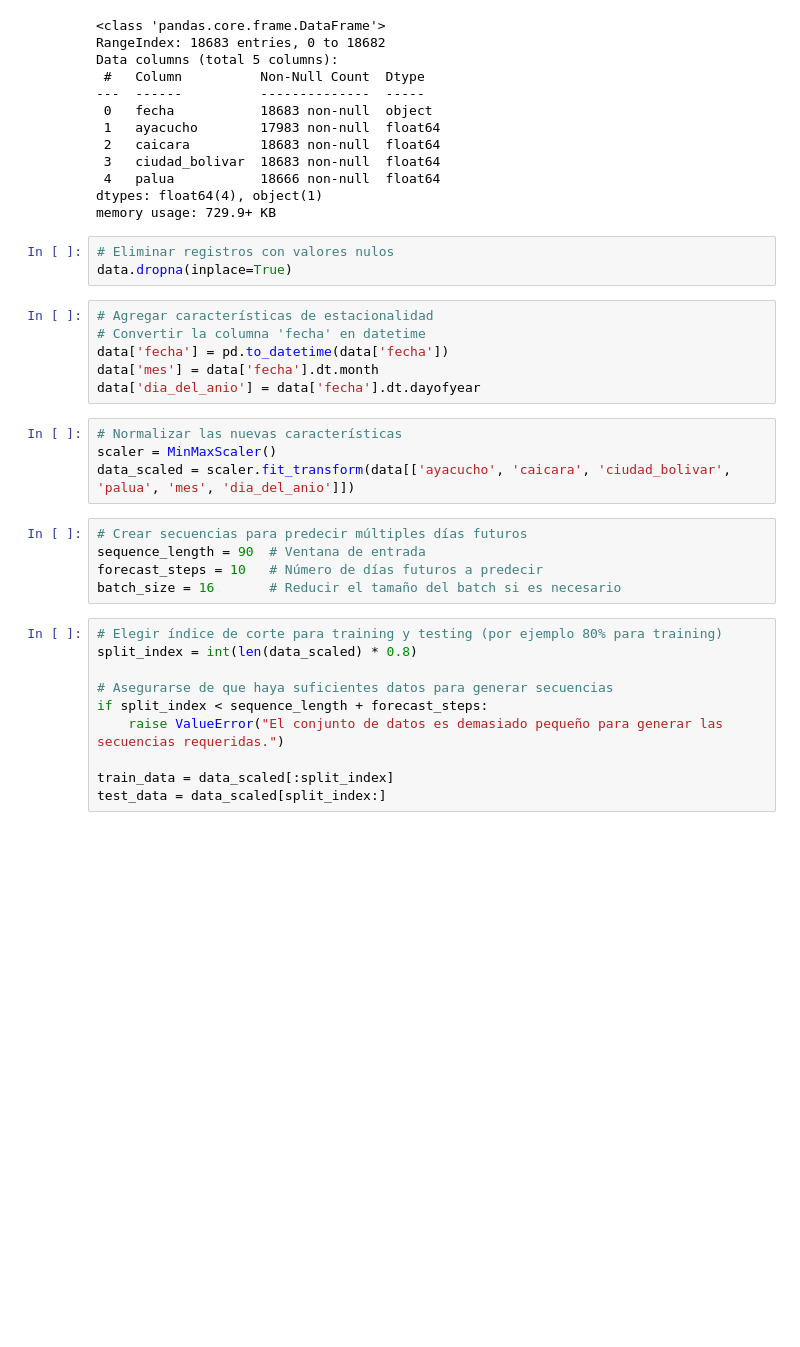
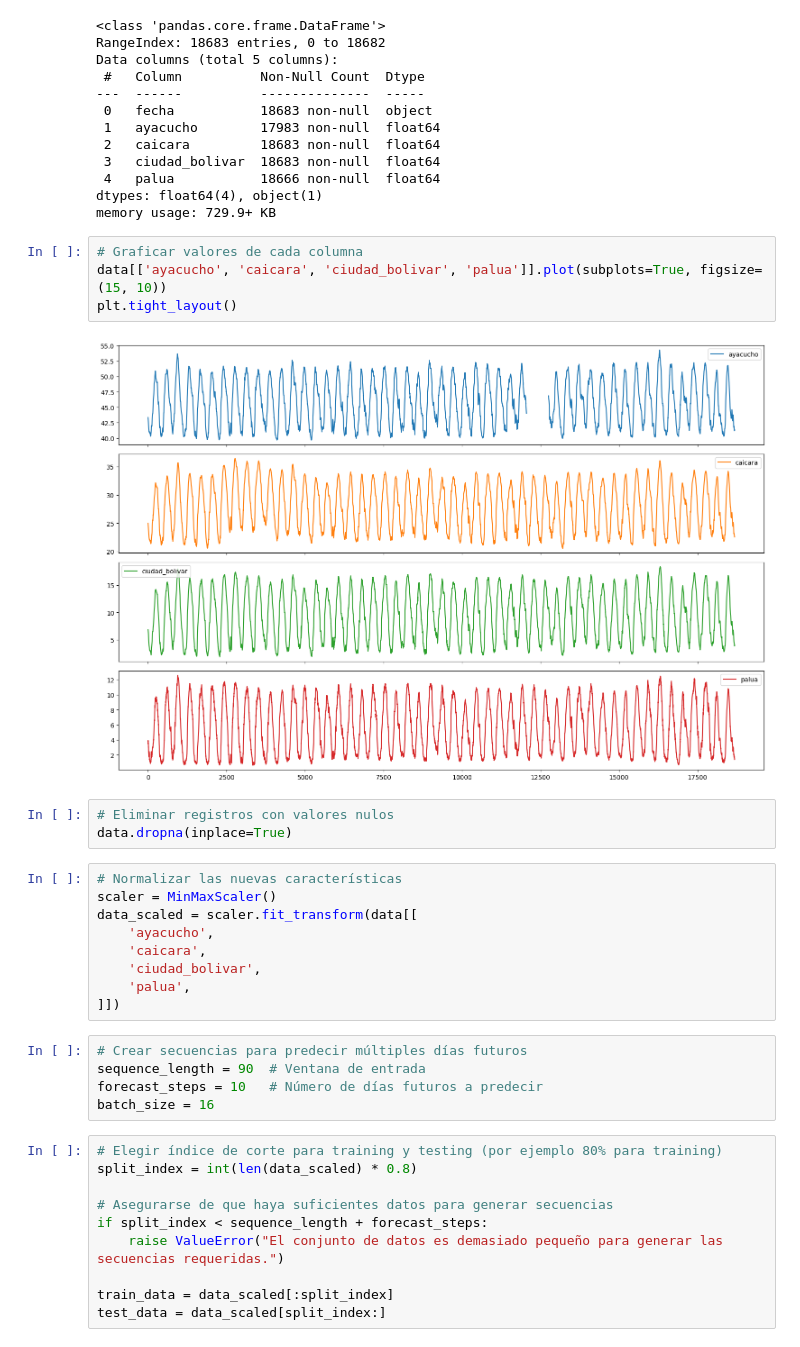
Before and after one commit to gabrielmj23/orinoco-lstm, a Jupyter notebook: model.ipynb, the cells around one changed output. Cells and saved outputs as stored; diff of their text form; blank space fills up the shorter version.

```diff
--- a/model.ipynb
+++ b/model.ipynb
@@ -33,24 +31,29 @@ Data columns (total 5 columns):
  4   palua           18666 non-null  float64
 dtypes: float64(4), object(1)
 memory usage: 729.9+ KB
+# %%
+# Graficar valores de cada columna
+data[['ayacucho', 'caicara', 'ciudad_bolivar', 'palua']].plot(subplots=True, figsize=(15, 10))
+plt.tight_layout()
+# %% [output]
+[figure, added]
 # %%
 # Eliminar registros con valores nulos
 data.dropna(inplace=True)
-# %%
-# Agregar características de estacionalidad
-# Convertir la columna 'fecha' en datetime
-data['fecha'] = pd.to_datetime(data['fecha'])
-data['mes'] = data['fecha'].dt.month
-data['dia_del_anio'] = data['fecha'].dt.dayofyear
 # %%
 # Normalizar las nuevas características
 scaler = MinMaxScaler()
-data_scaled = scaler.fit_transform(data[['ayacucho', 'caicara', 'ciudad_bolivar', 'palua', 'mes', 'dia_del_anio']])
+data_scaled = scaler.fit_transform(data[[
+    'ayacucho',
+    'caicara',
+    'ciudad_bolivar',
+    'palua',
+]])
 # %%
 # Crear secuencias para predecir múltiples días futuros
 sequence_length = 90  # Ventana de entrada
 forecast_steps = 10   # Número de días futuros a predecir
-batch_size = 16       # Reducir el tamaño del batch si es necesario
+batch_size = 16
 # %%
 # Elegir índice de corte para training y testing (por ejemplo 80% para training)
 split_index = int(len(data_scaled) * 0.8)
```
Also changed, not shown: parts of 8 cells of this notebook.
